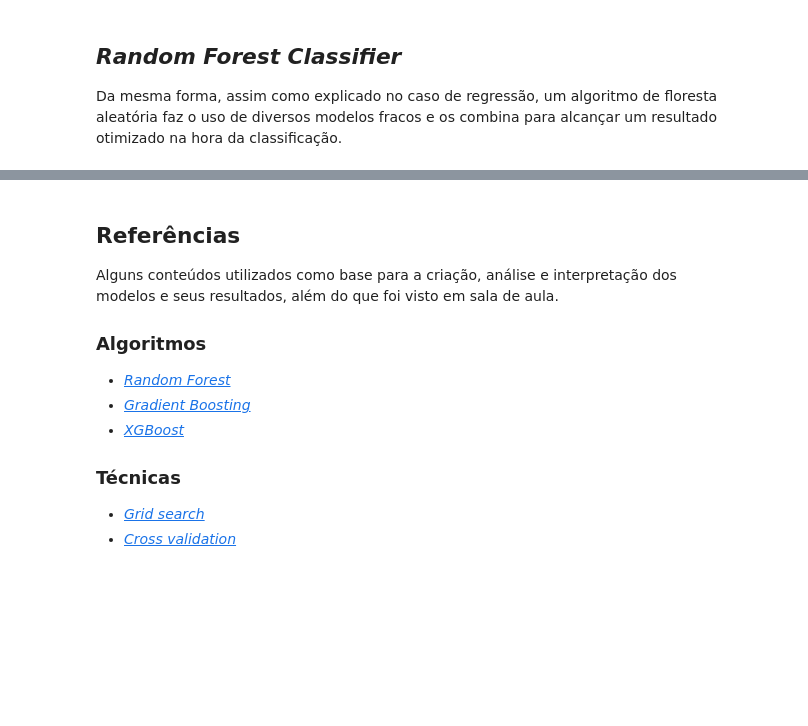
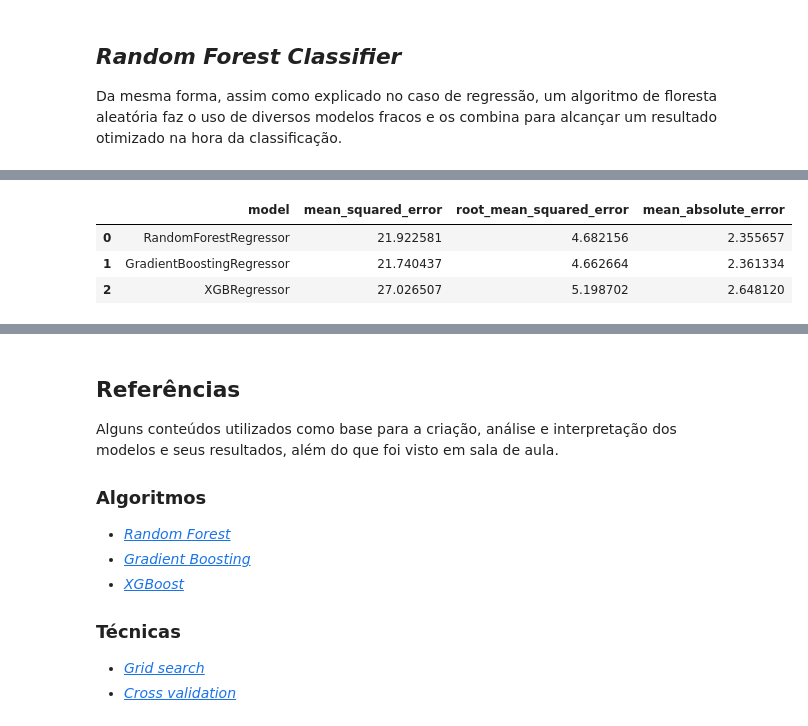
Before and after one commit to lframosferreira/ml-final-project, a Jupyter notebook: main.ipynb, the cells around one changed output, grey strips where cells are left out. Drawn from its saved outputs; the diff is of its cells as text; code cells hidden in the pictures; blank space fills up the shorter version.

```diff
--- a/main.ipynb
+++ b/main.ipynb
@@ -627,0 +656,8 @@ print_run_info(file_path="results/XGBClassifier.json")
+# %%
+df: pd.DataFrame = pd.DataFrame.from_records(regression_results)
+df
+# %% [output]
+|  | model | mean_squared_error | root_mean_squared_error | mean_absolute_error |
+| 0 | RandomForestRegressor | 21.922581 | 4.682156 | 2.355657 |
+| 1 | GradientBoostingRegressor | 21.740437 | 4.662664 | 2.361334 |
+| 2 | XGBRegressor | 27.026507 | 5.198702 | 2.648120 |
```
Also changed, not shown: parts of 22 cells of this notebook, 1 other file.
